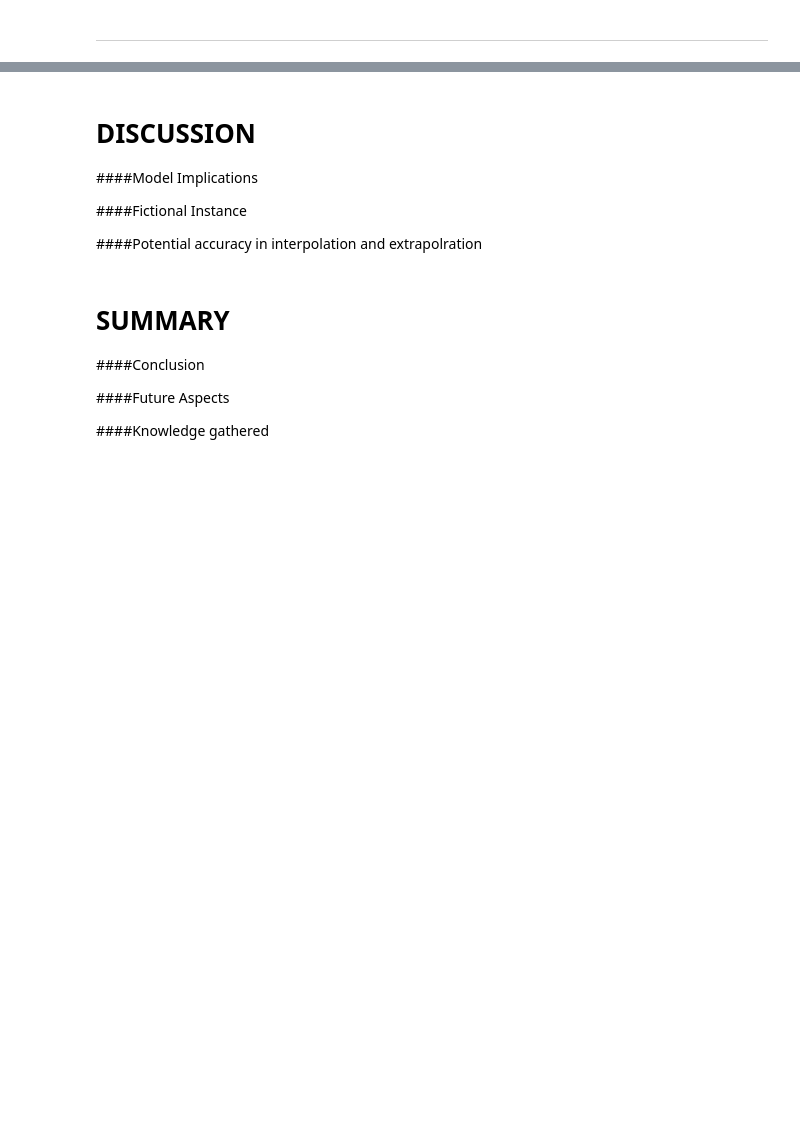
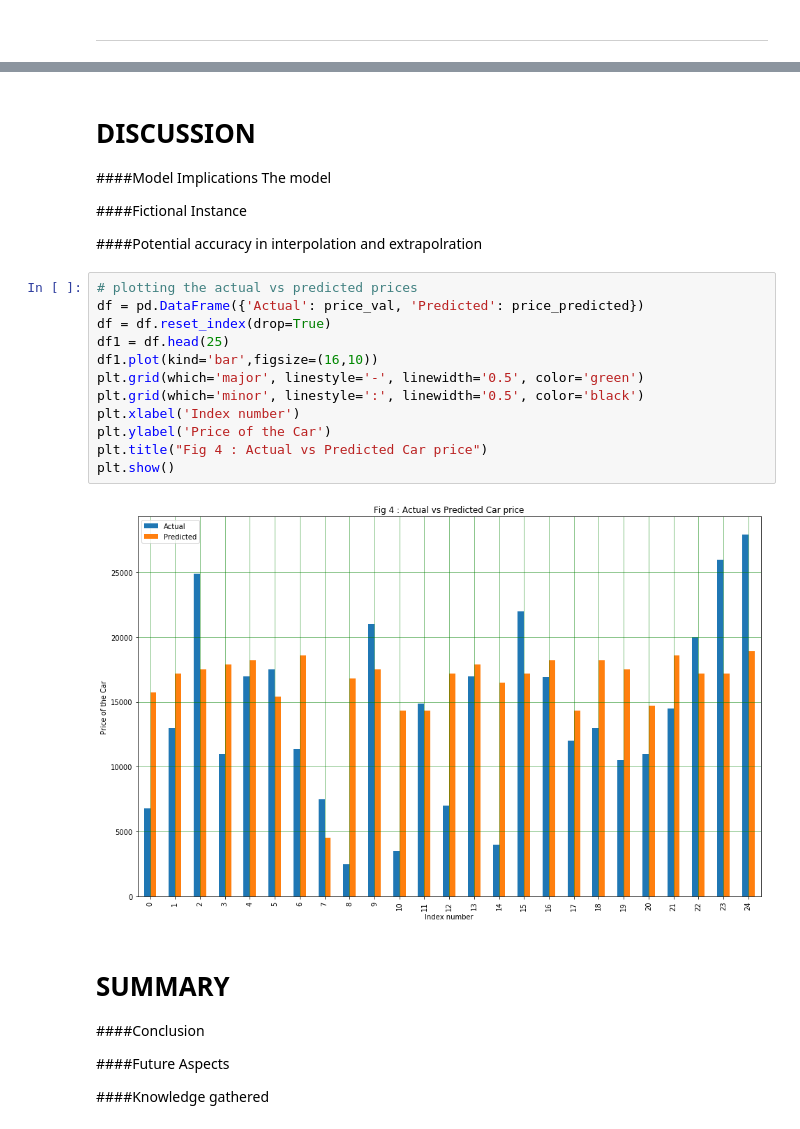
Before and after one commit to jashanmalhi/Data-Analysis, a Jupyter notebook: Used_Cars_Data_Modelling.ipynb, the cells around one changed output, grey strips where cells are left out. Cells and saved outputs as stored; diff of their text form; blank space fills up the shorter version.

```diff
--- a/Used_Cars_Data_Modelling.ipynb
+++ b/Used_Cars_Data_Modelling.ipynb
@@ -319,10 +295,25 @@ R2 score:  -2.1200460557656964
 # DISCUSSION
 
 ####Model Implications
+The model
 
 ####Fictional Instance
 
 ####Potential accuracy in interpolation and extrapolration
+# %%
+# plotting the actual vs predicted prices
+df = pd.DataFrame({'Actual': price_val, 'Predicted': price_predicted})
+df = df.reset_index(drop=True)
+df1 = df.head(25)
+df1.plot(kind='bar',figsize=(16,10))
+plt.grid(which='major', linestyle='-', linewidth='0.5', color='green')
+plt.grid(which='minor', linestyle=':', linewidth='0.5', color='black')
+plt.xlabel('Index number')
+plt.ylabel('Price of the Car')
+plt.title("Fig 4 : Actual vs Predicted Car price")
+plt.show()
+# %% [output]
+[figure, added]
 # %% [markdown]
 # SUMMARY
 
```
Also changed, not shown: parts of 10 cells of this notebook.
